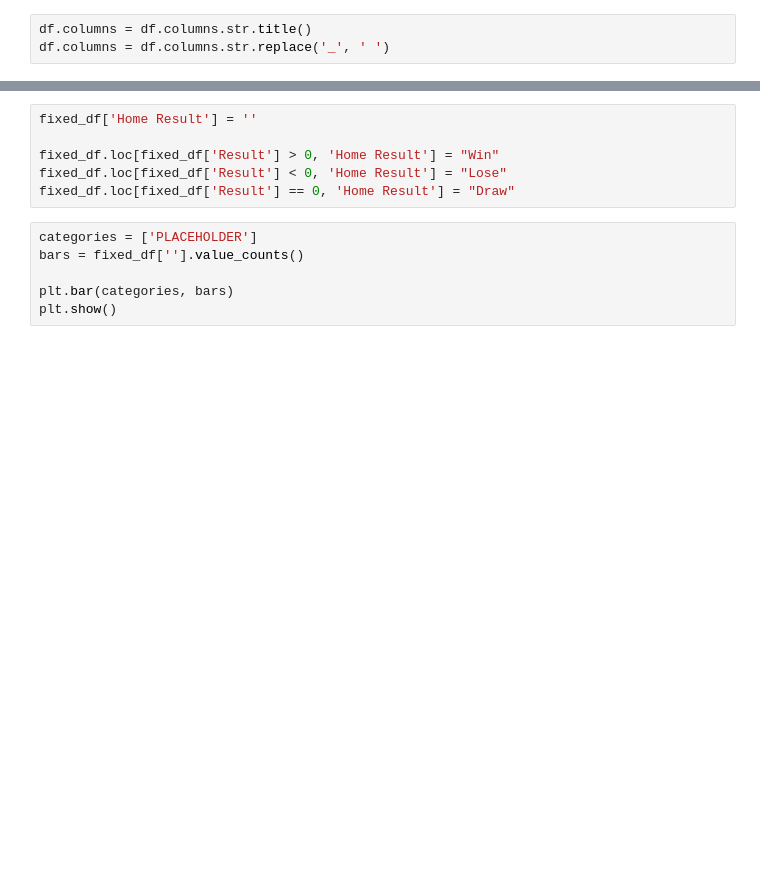
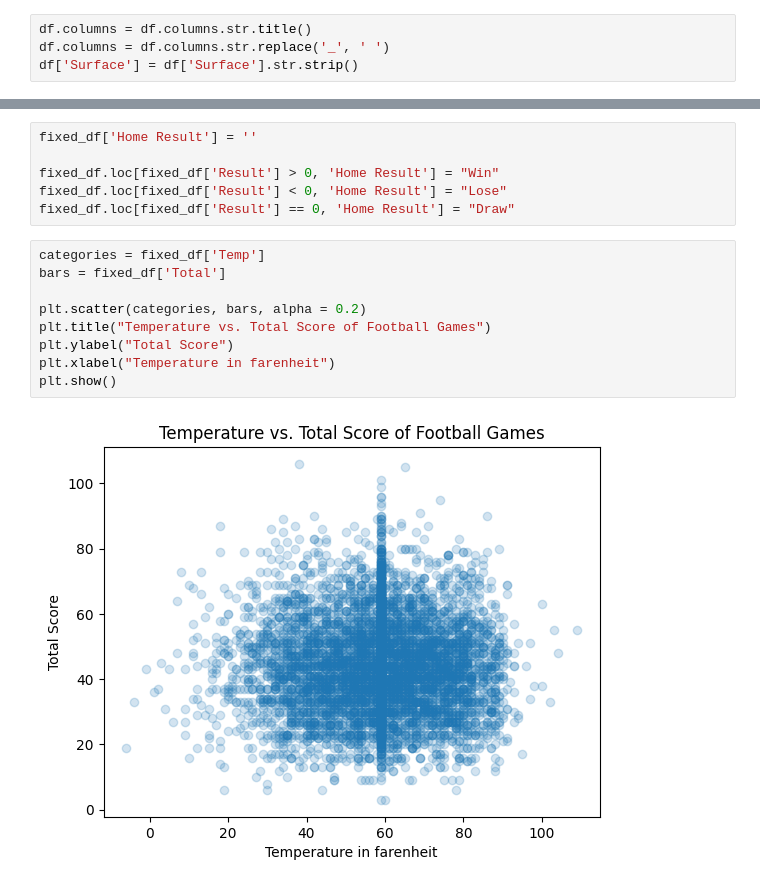
Before and after one commit to KPsimo/Kidus_Football_Games, a Jupyter notebook: DSRP_Project.ipynb, the cells around one changed output, grey strips where cells are left out. Cells and saved outputs as stored; diff of their text form; blank space fills up the shorter version.

```diff
--- a/DSRP_Project.ipynb
+++ b/DSRP_Project.ipynb
@@ -35,6 +51,7 @@ Drive already mounted at /content/drive; to attempt to forcibly remount, call dr
 # %%
 df.columns = df.columns.str.title()
 df.columns = df.columns.str.replace('_', ' ')
+df['Surface'] = df['Surface'].str.strip()
 # %%
 df['Temp'].median()
 # %% [output]
@@ -105,9 +122,14 @@ fixed_df['Home Result'] = ''
 fixed_df.loc[fixed_df['Result'] > 0, 'Home Result'] = "Win"
 fixed_df.loc[fixed_df['Result'] < 0, 'Home Result'] = "Lose"
 fixed_df.loc[fixed_df['Result'] == 0, 'Home Result'] = "Draw"
-# %%
-categories = ['PLACEHOLDER']
-bars = fixed_df[''].value_counts()
-
-plt.bar(categories, bars)
-plt.show()
+# %%
+categories = fixed_df['Temp']
+bars = fixed_df['Total']
+
+plt.scatter(categories, bars, alpha = 0.2)
+plt.title("Temperature vs. Total Score of Football Games")
+plt.ylabel("Total Score")
+plt.xlabel("Temperature in farenheit")
+plt.show()
+# %% [output]
+[figure, added]
```
Also changed, not shown: parts of 3 cells of this notebook.
